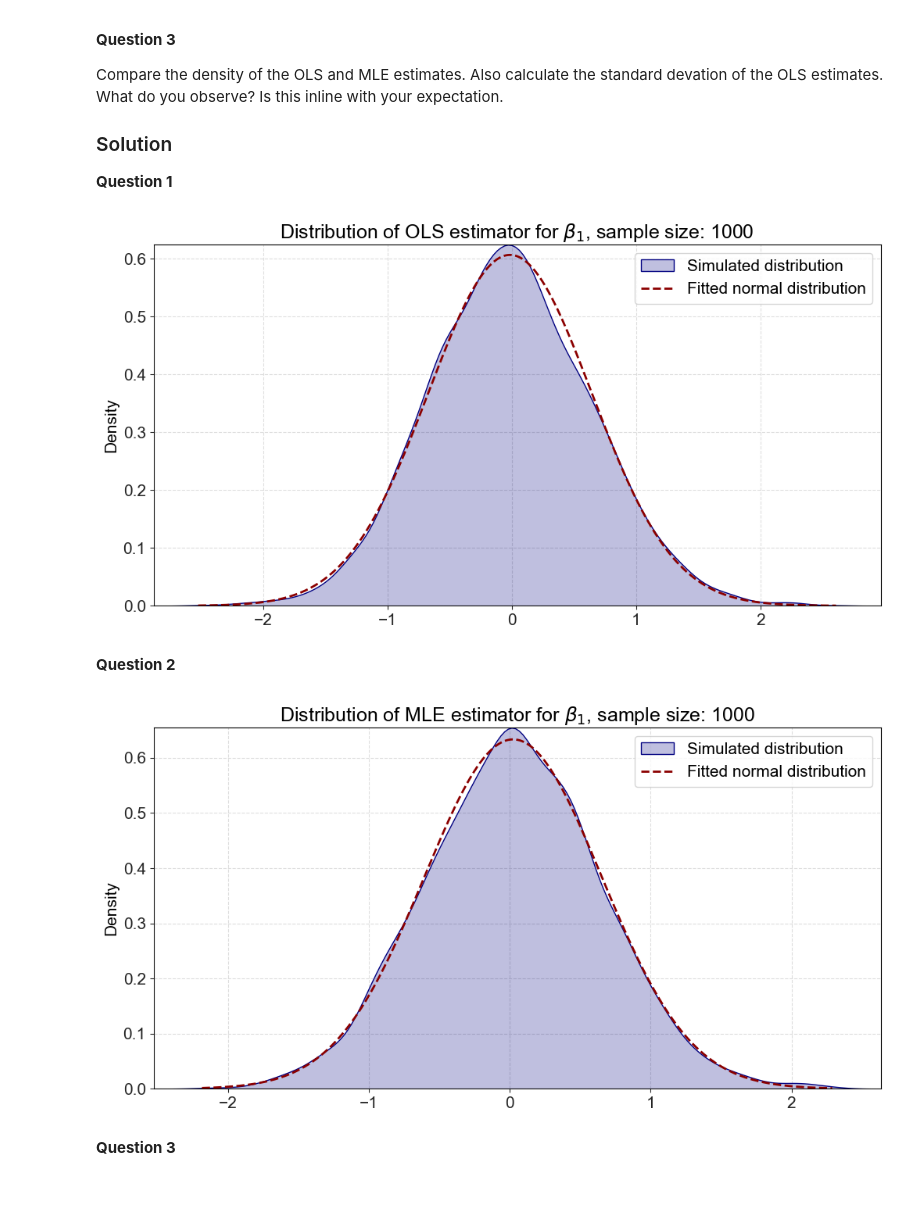
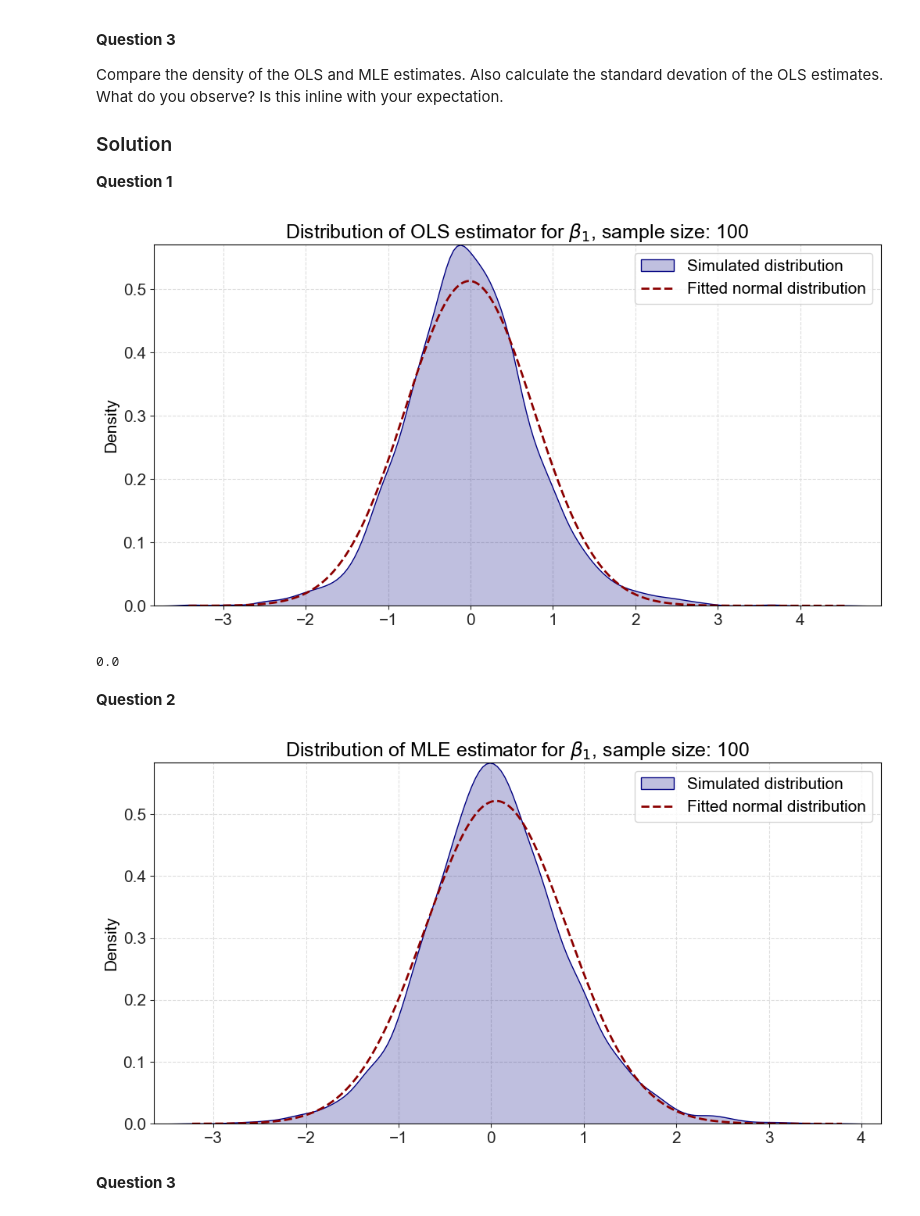
Before and after one commit to staxmetrics/python_for_the_financial_economist, a Jupyter notebook: lectures_and_exercises/2024/week_6/exercises_week_6.ipynb, the cells around one changed output. Cells and saved outputs as stored; diff of their text form; code cells hidden in the pictures.

```diff
--- a/lectures_and_exercises/2024/week_6/exercises_week_6.ipynb
+++ b/lectures_and_exercises/2024/week_6/exercises_week_6.ipynb
@@ -791,7 +794,7 @@ Settings
 num_sim = 4999
 
 # sample size
-sample_size = 1000
+sample_size = 100
 
 # true parameter values: constant, beta1, beta2
 beta0 = np.array([1.0, 1.0, 1.0])
@@ -818,34 +821,39 @@ for i in range(num_sim):
 
     # simulate dependent variable
     y_sim = x_mat_sim @ beta0 + eps_sim
 
     # estimate parameters
     beta_est, res, _, _ = np.linalg.lstsq(x_mat_sim, y_sim, rcond=-1)
 
     all_beta_est[i, :] = beta_est
 
 """
 Plotting
 """
 
 idx = 1 # 0: constant, 1: beta1, 2: beta2
 param_name_dict = {0: '$\\alpha$', 1: '$\\beta_1$', 2: '$\\beta_2$'}
 diff = (all_beta_est[:, idx] - beta0[idx]) * np.sqrt(sample_size)
 
 fig, ax = plt.subplots(figsize=(12, 6))
 sns.kdeplot(diff, color="navy", ax=ax, fill=True, alpha=0.25, label="Simulated distribution")
 
 norm_params = stats.norm.fit(diff)
 
 vals_to_eval = np.linspace(min(diff), max(diff), 1000)
 ax.plot(vals_to_eval, stats.norm(norm_params[0], norm_params[1]).pdf(vals_to_eval), color="darkred", linestyle="--",
         label="Fitted normal distribution")
 
 ax.set(title="Distribution of OLS estimator for " + param_name_dict[idx] + ", sample size: {}".format(sample_size))
 
 ax.legend();
 # %% [output]
-[figure, old version]
+[figure, new version]
+# %%
+stats.skewnorm(alpha, loc=-omega*alpha / np.sqrt(1 + alpha**2) * np.sqrt(2 / np.pi),
+                                 scale=omega).mean()
+# %% [output]
+0.0
 # %% [markdown]
 __Question 2__
 # %%
@@ -878,7 +886,7 @@ Settings
 num_sim = 4999
 
 # sample size
-sample_size = 1000
+sample_size = 100
 
 # true parameter values: constant, beta1, beta2
 beta0 = np.array([1.0, 1.0, 1.0])
@@ -932,7 +940,7 @@ ax.set(title="Distribution of MLE estimator for " + param_name_dict[idx] + ", sa
 
 ax.legend();
 # %% [output]
-[figure, old version]
+[figure, new version]
 # %% [markdown]
 __Question 3__
 # %%
```
Also changed, not shown: parts of 27 cells of this notebook, 9 other files.
